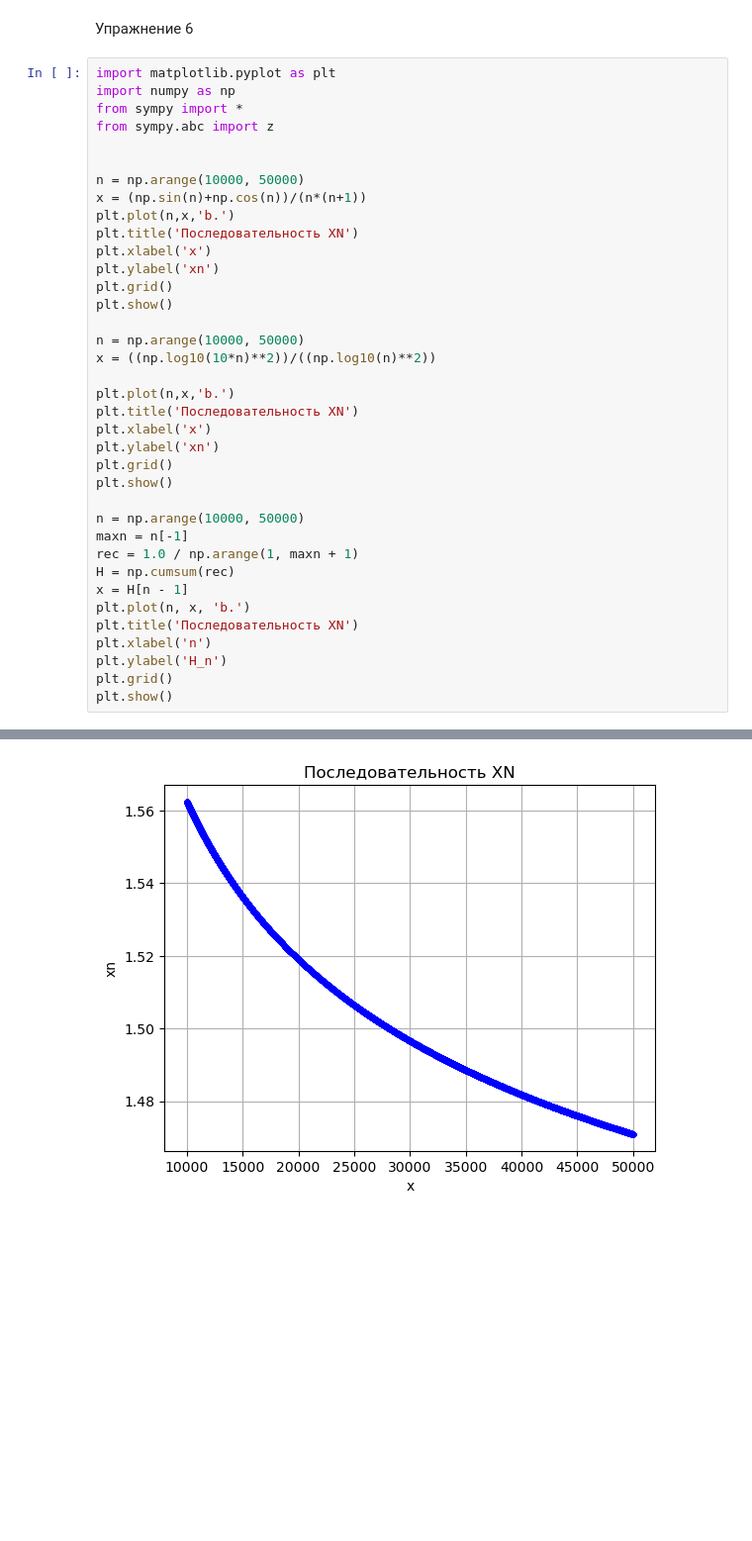
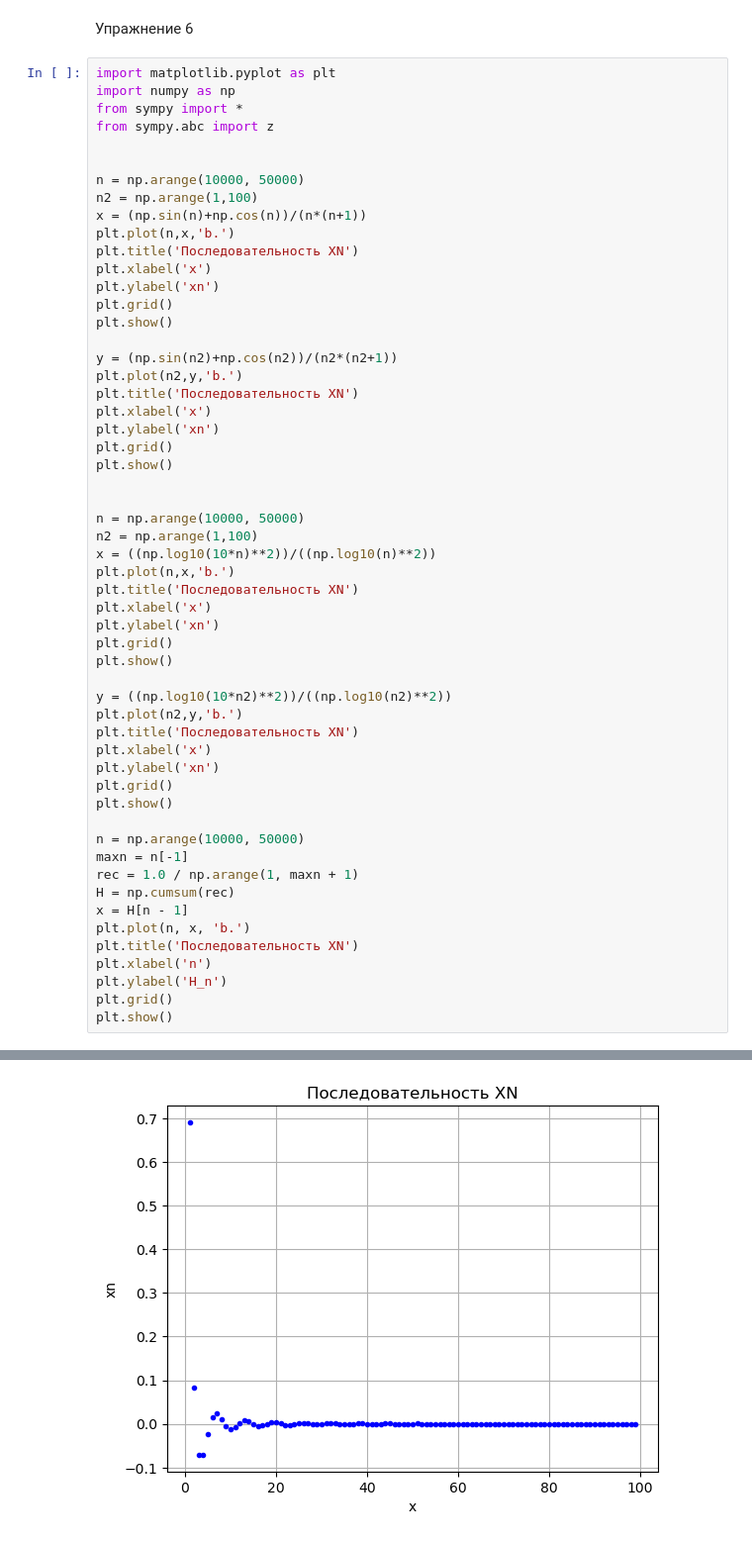
Before and after one commit to provell-lab/pythlab, a Jupyter notebook: lab6_1.ipynb, the cells around one changed output, grey strips where cells are left out. Shown at 99% size. Drawn from its saved outputs; the diff is of its cells as text; blank space fills up the shorter version.

```diff
--- a/lab6_1.ipynb
+++ b/lab6_1.ipynb
@@ -132,35 +132,53 @@ from sympy.abc import z
 
 
 n = np.arange(10000, 50000)
+n2 = np.arange(1,100)
 x = (np.sin(n)+np.cos(n))/(n*(n+1))
 plt.plot(n,x,'b.')
 plt.title('Последовательность XN')
 plt.xlabel('x')
 plt.ylabel('xn')
 plt.grid()
 plt.show()
 
+y = (np.sin(n2)+np.cos(n2))/(n2*(n2+1))
+plt.plot(n2,y,'b.')
+plt.title('Последовательность XN')
+plt.xlabel('x')
+plt.ylabel('xn')
+plt.grid()
+plt.show()
+
+
 n = np.arange(10000, 50000)
+n2 = np.arange(1,100)
 x = ((np.log10(10*n)**2))/((np.log10(n)**2))
+plt.plot(n,x,'b.')
+plt.title('Последовательность XN')
+plt.xlabel('x')
+plt.ylabel('xn')
+plt.grid()
+plt.show()
 
-plt.plot(n,x,'b.')
+y = ((np.log10(10*n2)**2))/((np.log10(n2)**2))
+plt.plot(n2,y,'b.')
 plt.title('Последовательность XN')
 plt.xlabel('x')
 plt.ylabel('xn')
 plt.grid()
 plt.show()
 
 n = np.arange(10000, 50000)
 maxn = n[-1]
 rec = 1.0 / np.arange(1, maxn + 1)
 H = np.cumsum(rec)
 x = H[n - 1]
 plt.plot(n, x, 'b.')
 plt.title('Последовательность XN')
 plt.xlabel('n')
 plt.ylabel('H_n')
 plt.grid()
 plt.show()
 # %% [output]
 [figure]
-[figure, old version]
+[figure, new version]
```
Also changed, not shown: parts of 1 cell of this notebook.
